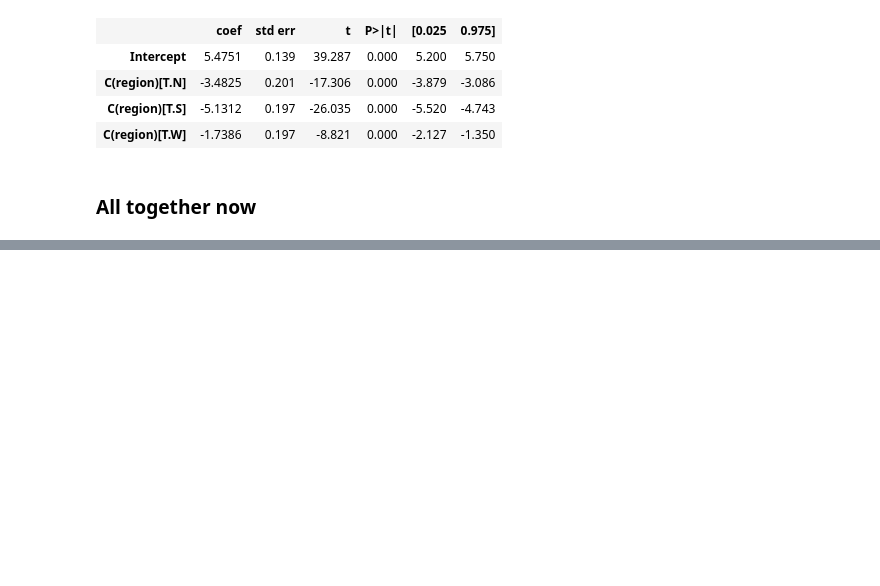
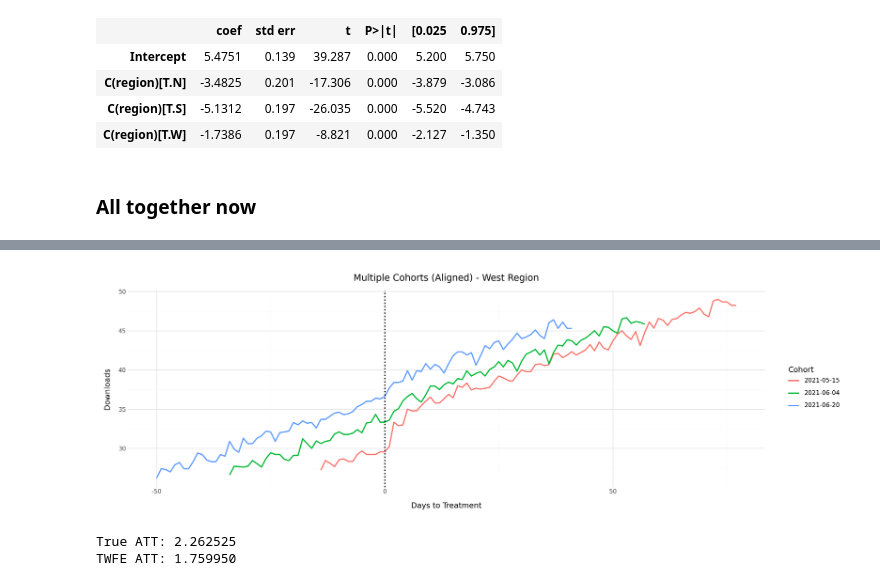
Before and after one commit to Sechi42/Causal_Inference-with-python, a Jupyter notebook: ch08/Difference-in-Differences.ipynb, the cells around one changed output, grey strips where cells are left out. Cells and saved outputs as stored; diff of their text form; code cells hidden in the pictures; blank space fills up the shorter version.

```diff
--- a/ch08/Difference-in-Differences.ipynb
+++ b/ch08/Difference-in-Differences.ipynb
@@ -1162,0 +1323,29 @@ print(f"Bootstrap CI (2.5%, 97.5%): [{boot['ci'][0]:.6f}, {boot['ci'][1]:.6f}]")
+# %%
+(
+    ggplot(df_plot2, aes(x="days_to_treatment", y="downloads", color="cohort_label"))
+    + geom_line(size=1)
+    # Línea vertical en t=0 (momento del tratamiento)
+    + geom_vline(xintercept=0, linetype="dotted", color="black", size=1)
+    + labs(
+        title="Multiple Cohorts (Aligned) - West Region",
+        x="Days to Treatment",
+        y="Downloads",
+        color="Cohort"
+    )
+    + theme_minimal()
+    + theme(figure_size=(15, 5))
+)
+# %% [output]
+[figure, added]
+# %%
+twfe_model = smf.ols(
+    formula="downloads ~ treated:post + C(city) + C(date)",
+    data=mkt_data_cohorts_w.to_pandas()
+).fit()
+
+true_tau = mkt_data_cohorts_w.filter(pl.col("post") * pl.col("treated") == 1).select(pl.col("tau").mean()).item()
+print(f"True ATT: {true_tau:.6f}")
+print(f"TWFE ATT: {twfe_model.params['treated:post']:.6f}")
+# %% [output]
+True ATT: 2.262525
+TWFE ATT: 1.759950
```
Also changed, not shown: parts of 33 cells of this notebook, 10 other files.
